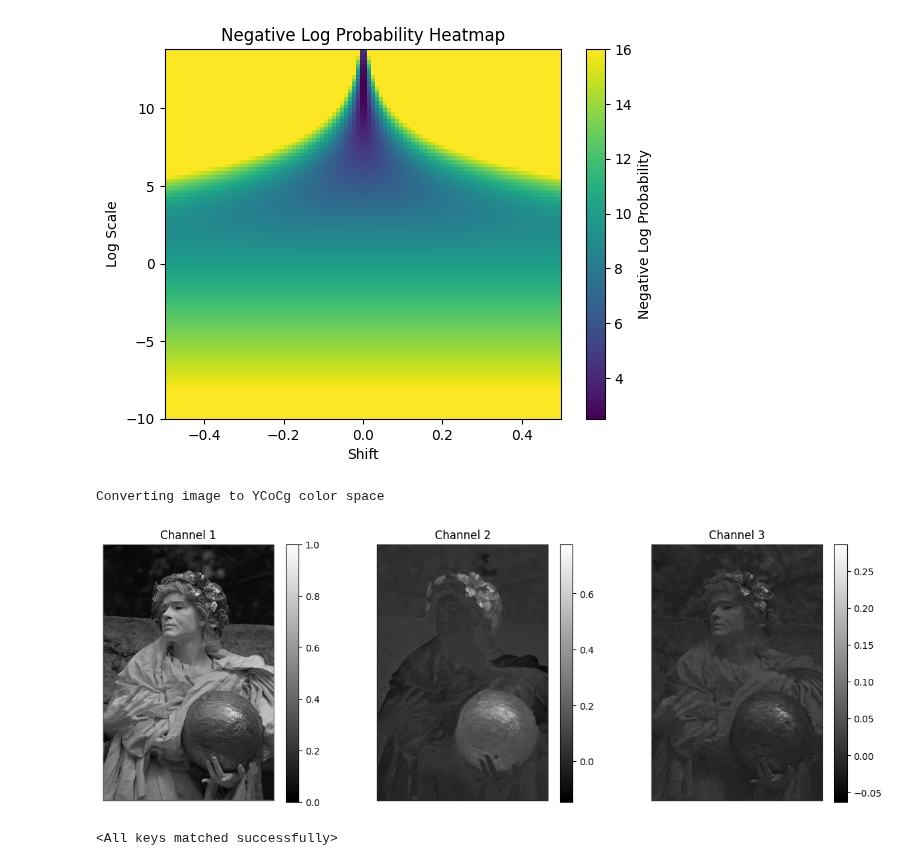
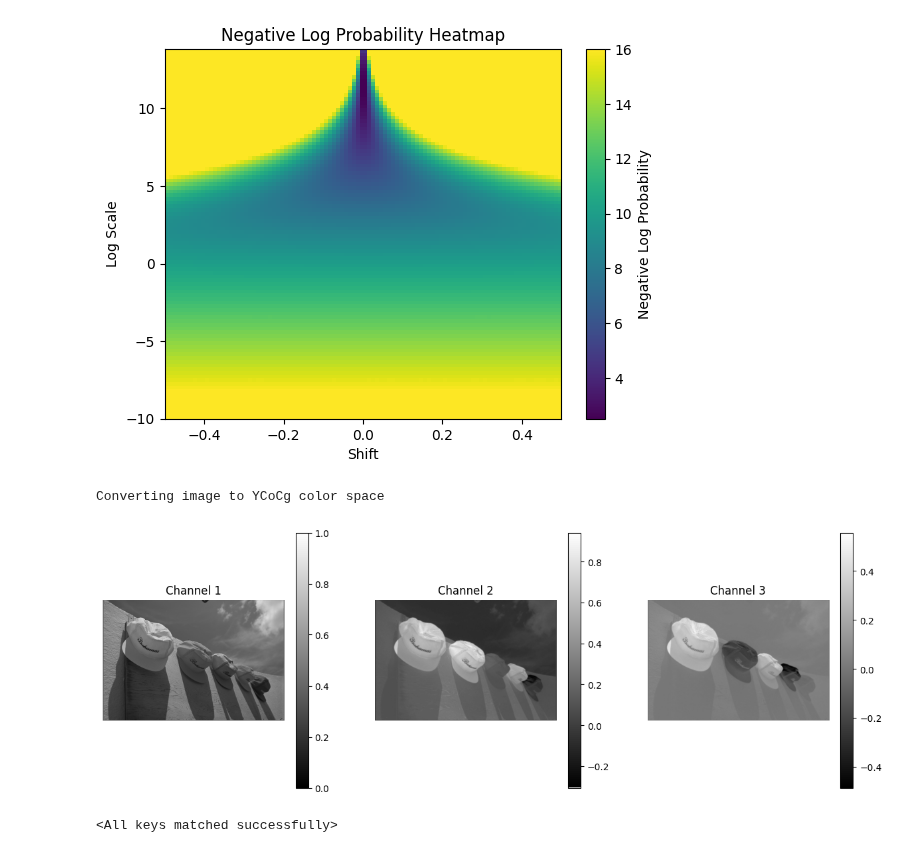
Before and after one commit to Qwedux/Cool-Chic, a Jupyter notebook: coolchic/testing/encode_decode_parallel_visualizations.ipynb, the cells around one changed output. Cells and saved outputs as stored; diff of their text form; code cells hidden in the pictures.

```diff
--- a/coolchic/testing/encode_decode_parallel_visualizations.ipynb
+++ b/coolchic/testing/encode_decode_parallel_visualizations.ipynb
@@ -133,17 +133,17 @@ logp_image(np.linspace(-0.5, 0.5, 100), np.linspace(-10.0, 13.8154, 100))
 # %%
 # ==========================================================================================
 # LOAD IMAGE
 # ==========================================================================================
 color_space = "YCoCg"
 use_image_arm = True
-im_path = "../datasets/kodak/kodim17.png"
+im_path = "../datasets/kodak/kodim03.png"
 im_tensor, c_bitdepths = load_image_as_tensor(
     im_path, device="cuda:0", color_space=color_space
 )
 plot_image_by_channels(im_tensor)
 # %% [output]
 Converting image to YCoCg color space
-[figure, old version]
+[figure, new version]
 # %%
 # ==========================================================================================
 # LOAD PRESETS, COOLCHIC PARAMETERS
```
Also changed, not shown: parts of 8 cells of this notebook, 5 other files.
